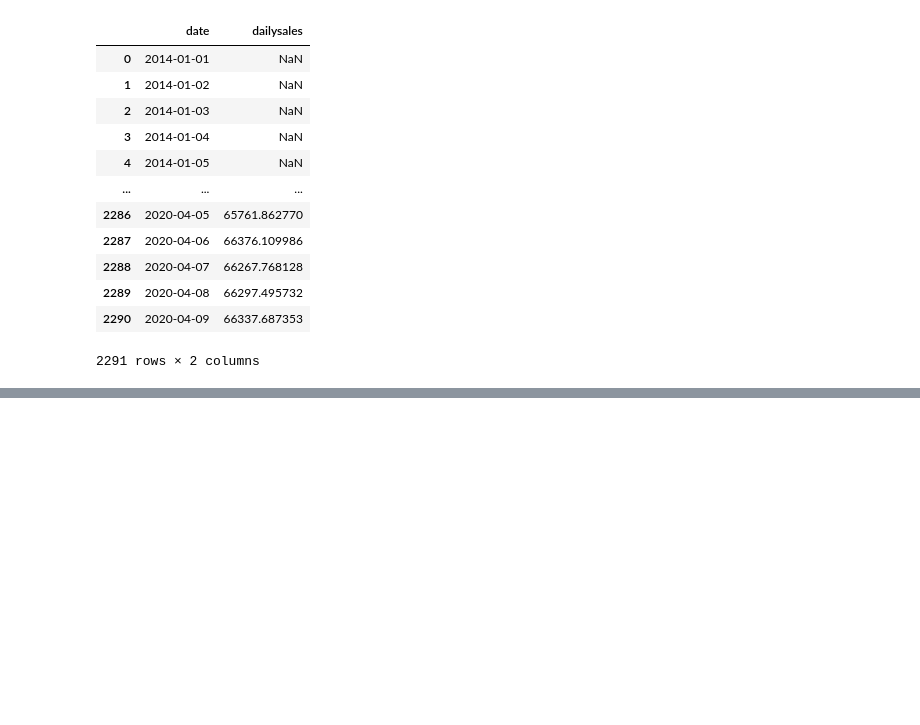
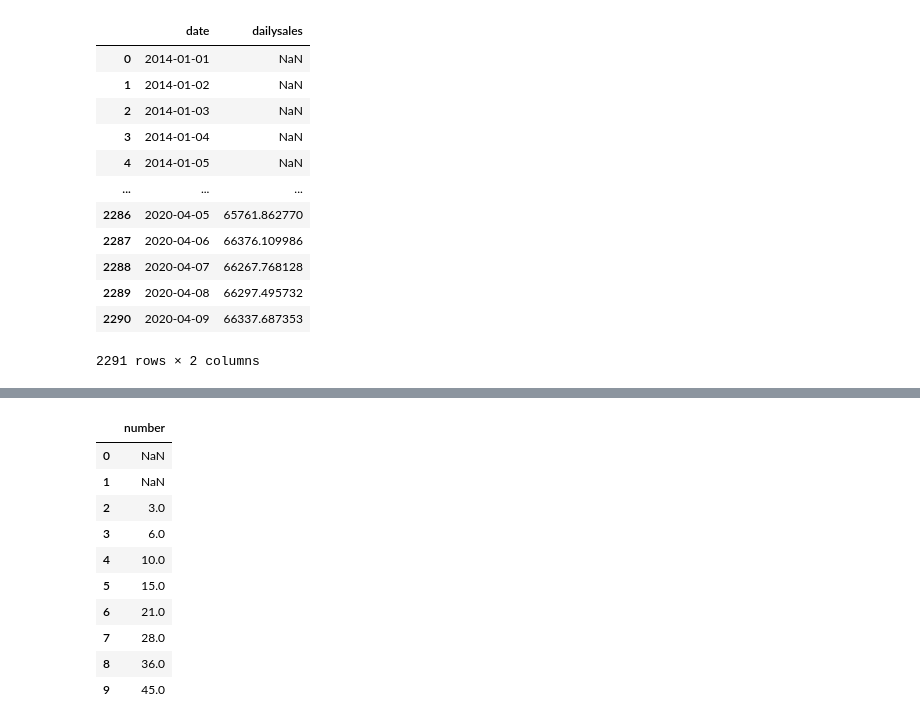
Before and after one commit to ayushsubedi/British2020, a Jupyter notebook: EhamroPasalmandu.com analysis.ipynb, the cells around one changed output, grey strips where cells are left out. Drawn from its saved outputs; the diff is of its cells as text; code cells hidden in the pictures; blank space fills up the shorter version.

```diff
--- a/EhamroPasalmandu.com analysis.ipynb
+++ b/EhamroPasalmandu.com analysis.ipynb
@@ -150,0 +169,14 @@ fig.show()
+# %%
+temp.expanding(3).sum().head(10)
+# %% [output]
+|  | number |
+| 0 | NaN |
+| 1 | NaN |
+| 2 | 3.0 |
+| 3 | 6.0 |
+| 4 | 10.0 |
+| 5 | 15.0 |
+| 6 | 21.0 |
+| 7 | 28.0 |
+| 8 | 36.0 |
+| 9 | 45.0 |
```
Also changed, not shown: parts of 11 cells of this notebook.
